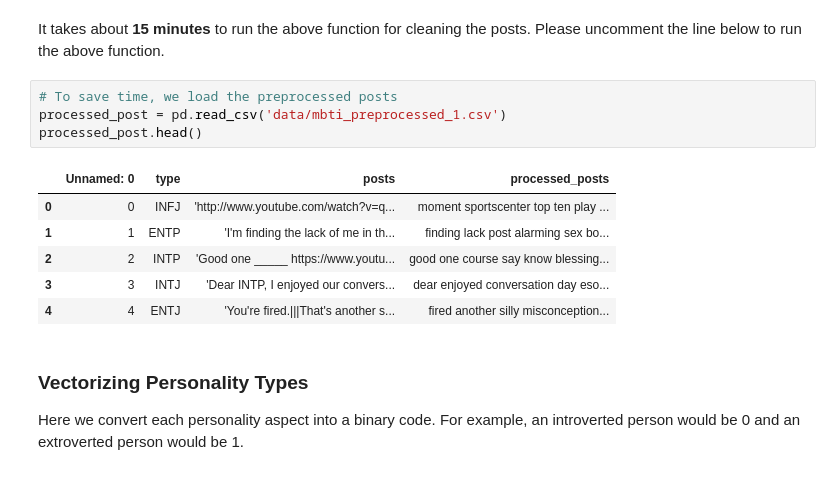
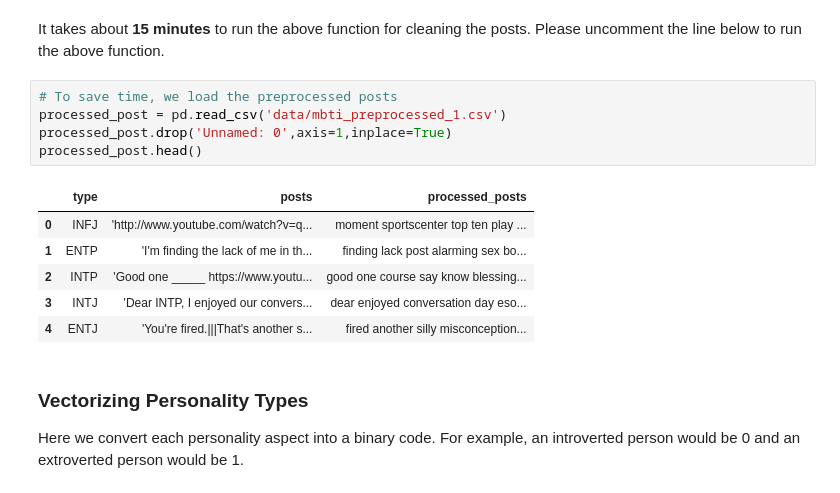
Before and after one commit to donyafoz/MBTI-ML, a Jupyter notebook: Final_Notebook.ipynb, the cells around one changed output. Saved outputs shown, nothing was run; the diff lists cells and outputs as text.

```diff
--- a/Final_Notebook.ipynb
+++ b/Final_Notebook.ipynb
@@ -223,14 +228,15 @@ It takes about **15 minutes** to run the above function for cleaning the posts.
 # %%
 # To save time, we load the preprocessed posts
 processed_post = pd.read_csv('data/mbti_preprocessed_1.csv')
+processed_post.drop('Unnamed: 0',axis=1,inplace=True)
 processed_post.head()
 # %% [output]
-|  | Unnamed: 0 | type | posts | processed_posts |
-| 0 | 0 | INFJ | 'http://www.youtube.com/watch?v=q... | moment sportscenter top ten play ... |
-| 1 | 1 | ENTP | 'I'm finding the lack of me in th... | finding lack post alarming sex bo... |
-| 2 | 2 | INTP | 'Good one _____ https://www.youtu... | good one course say know blessing... |
-| 3 | 3 | INTJ | 'Dear INTP, I enjoyed our convers... | dear enjoyed conversation day eso... |
-| 4 | 4 | ENTJ | 'You're fired.|||That's another s... | fired another silly misconception... |
+|  | type | posts | processed_posts |
+| 0 | INFJ | 'http://www.youtube.com/watch?v=q... | moment sportscenter top ten play ... |
+| 1 | ENTP | 'I'm finding the lack of me in th... | finding lack post alarming sex bo... |
+| 2 | INTP | 'Good one _____ https://www.youtu... | good one course say know blessing... |
+| 3 | INTJ | 'Dear INTP, I enjoyed our convers... | dear enjoyed conversation day eso... |
+| 4 | ENTJ | 'You're fired.|||That's another s... | fired another silly misconception... |
 # %% [markdown]
 ### Vectorizing Personality Types
 Here we convert each personality aspect into a binary code. For example, an introverted person would be 0 and an extroverted person would be 1.
```
Also changed, not shown: parts of 18 cells of this notebook.
